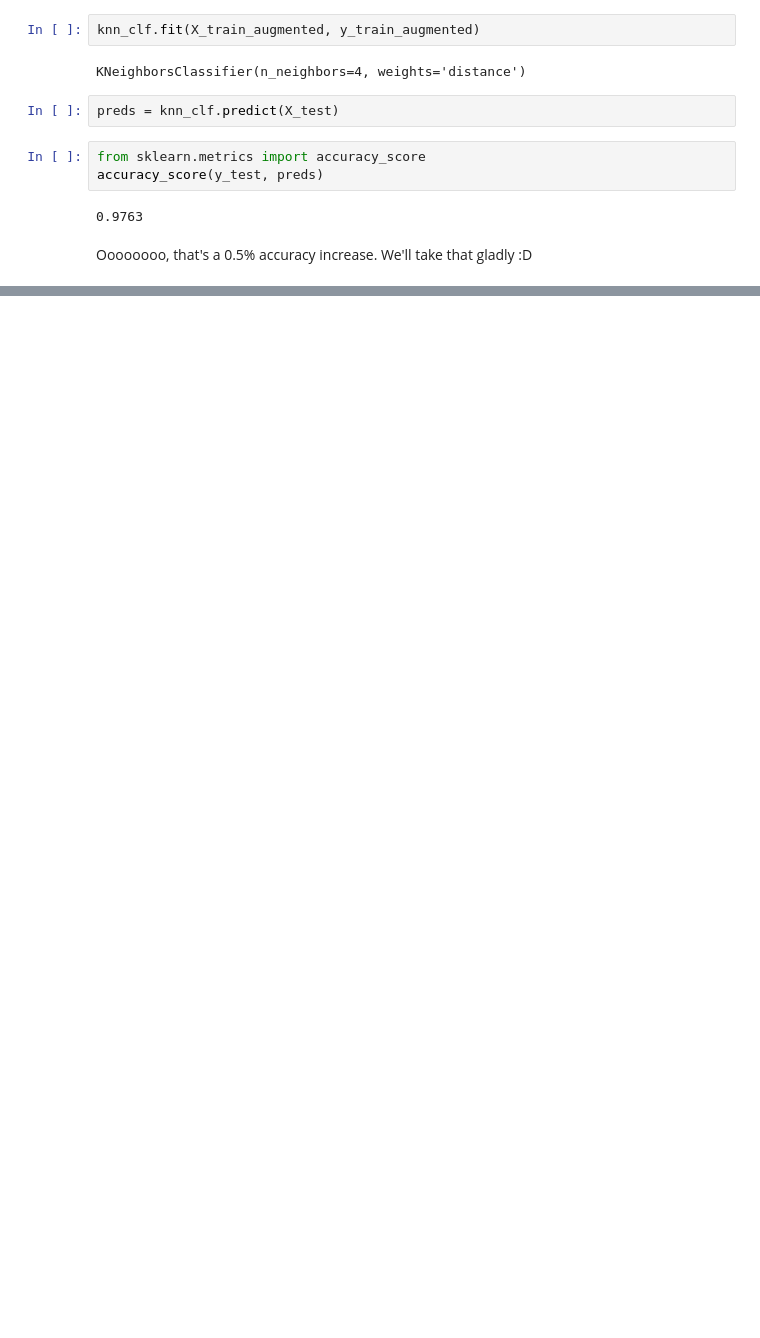
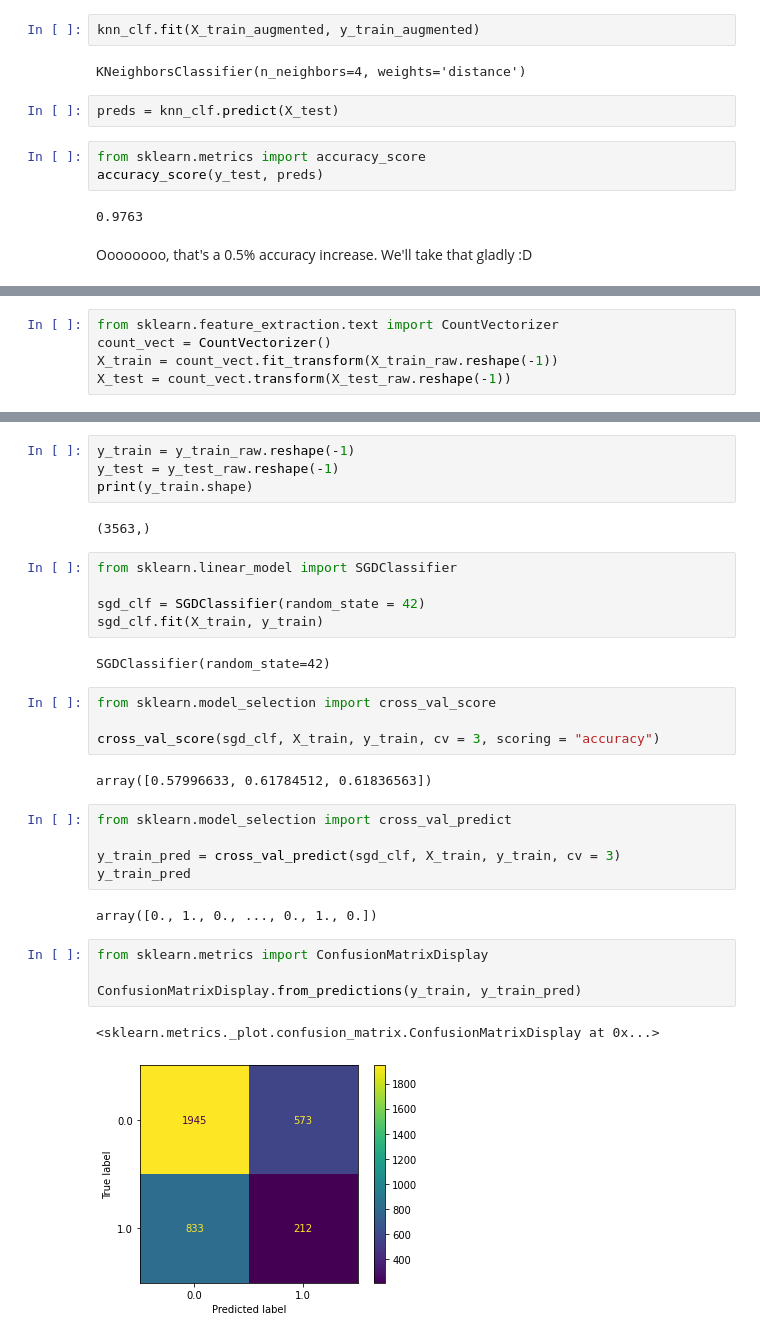
Before and after one commit to heerboi/HandsOnML-stuff, a Jupyter notebook: Hands_On_ML_Chapter_3.ipynb, the cells around one changed output, grey strips where cells are left out. Cells and saved outputs as stored; diff of their text form; blank space fills up the shorter version.

```diff
--- a/Hands_On_ML_Chapter_3.ipynb
+++ b/Hands_On_ML_Chapter_3.ipynb
@@ -764,0 +955,5 @@ Oooooooo, that's a 0.5% accuracy increase. We'll take that gladly :D
+# %%
+from sklearn.feature_extraction.text import CountVectorizer
+count_vect = CountVectorizer()
+X_train = count_vect.fit_transform(X_train_raw.reshape(-1))
+X_test = count_vect.transform(X_test_raw.reshape(-1))
@@ -764,0 +974,33 @@ Oooooooo, that's a 0.5% accuracy increase. We'll take that gladly :D
+# %%
+y_train = y_train_raw.reshape(-1)
+y_test = y_test_raw.reshape(-1)
+print(y_train.shape)
+# %% [output]
+(3563,)
+# %%
+from sklearn.linear_model import SGDClassifier
+
+sgd_clf = SGDClassifier(random_state = 42)
+sgd_clf.fit(X_train, y_train)
+# %% [output]
+SGDClassifier(random_state=42)
+# %%
+from sklearn.model_selection import cross_val_score
+
+cross_val_score(sgd_clf, X_train, y_train, cv = 3, scoring = "accuracy")
+# %% [output]
+array([0.57996633, 0.61784512, 0.61836563])
+# %%
+from sklearn.model_selection import cross_val_predict
+
+y_train_pred = cross_val_predict(sgd_clf, X_train, y_train, cv = 3)
+y_train_pred
+# %% [output]
+array([0., 1., 0., ..., 0., 1., 0.])
+# %%
+from sklearn.metrics import ConfusionMatrixDisplay
+
+ConfusionMatrixDisplay.from_predictions(y_train, y_train_pred)
+# %% [output]
+<sklearn.metrics._plot.confusion_matrix.ConfusionMatrixDisplay at 0x...>
+[figure, added]
```
Also changed, not shown: parts of 20 cells of this notebook.
